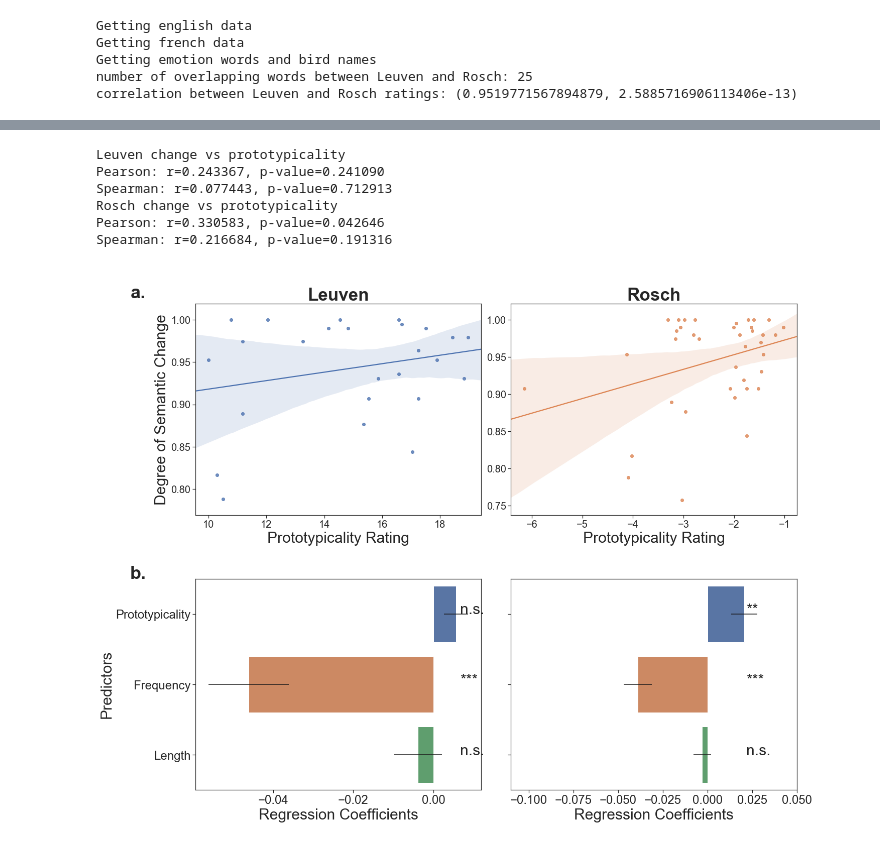
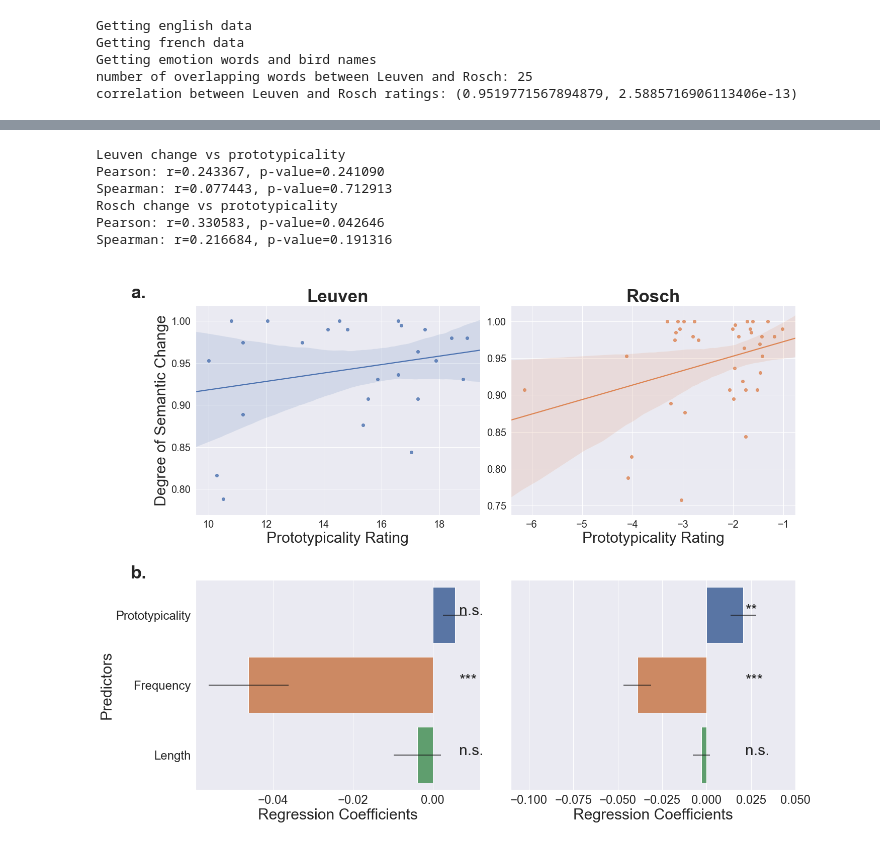
Before and after one commit to johnaot/Emotion_Semantic_Change, a Jupyter notebook: figure_4.ipynb, the cells around one changed output, grey strips where cells are left out. Cells and saved outputs as stored; diff of their text form; code cells hidden in the pictures.

```diff
--- a/figure_4.ipynb
+++ b/figure_4.ipynb
@@ -53,6 +53,11 @@ pearson  25 -0.72  [-0.87, -0.45]  0.518   0.474  0.00005  579.03  0.991
 # %%
 # figure 4
 # bird names
+import seaborn as sns
+import matplotlib.pyplot as plt
+import pandas as pd
+sns.set()
+
 fig, axes = plt.subplots(2, 2, sharex=False, sharey=False, figsize=(20, 16))
 axes[0][0].set_title('Leuven', fontsize=35, weight='bold')
 axes[0][1].set_title('Rosch', fontsize=35, weight='bold')
@@ -62,31 +67,31 @@ axes[0][0] = plot_change_scatter(axes[0][0], bird_leuven_words, proto_leuven, me
 print('Rosch change vs prototypicality')
 axes[0][1] = plot_change_scatter(axes[0][1], bird_rosch_words, proto_rosch, measures_birds_rosch[100])
 axes[0][1].set_ylabel('')
 
 axes[1][0] = plot_coefficents(axes[1][0], result_leuven, ['Prototypicality', 'Frequency', 'Length'])
 axes[1][1] = plot_coefficents(axes[1][1], result_rosch, ['Prototypicality', 'Frequency', 'Length'])
 axes[1][1].set_ylabel('')
 axes[1][1].set_yticklabels([])
 axes[1][1].set_xlim((-0.11, 0.05))
 
 axes[0,0].annotate('b.',
             xy=(-0.2, 0.45), xytext=(-0.2, 0.45),
             xycoords=('axes fraction', 'figure fraction'),
             textcoords='offset points',
             fontsize=36, weight='bold', ha='center', va='center')
 axes[0,0].annotate('a.',
             xy=(-0.2, 0.95), xytext=(-0.2, 0.95),
             xycoords=('axes fraction', 'figure fraction'),
             textcoords='offset points',
             fontsize=36, weight='bold', ha='center', va='center')
 plt.tight_layout()
 img_format = 'svg'
 plt.savefig('images/figure4.'+img_format, format=img_format, bbox_inches='tight')
 # %% [output]
 Leuven change vs prototypicality
 Pearson: r=0.243367, p-value=0.241090
 Spearman: r=0.077443, p-value=0.712913
 Rosch change vs prototypicality
 Pearson: r=0.330583, p-value=0.042646
 Spearman: r=0.216684, p-value=0.191316
-[figure, old version]
+[figure, new version]
```
Also changed, not shown: parts of 1 cell of this notebook, 12 other files.
